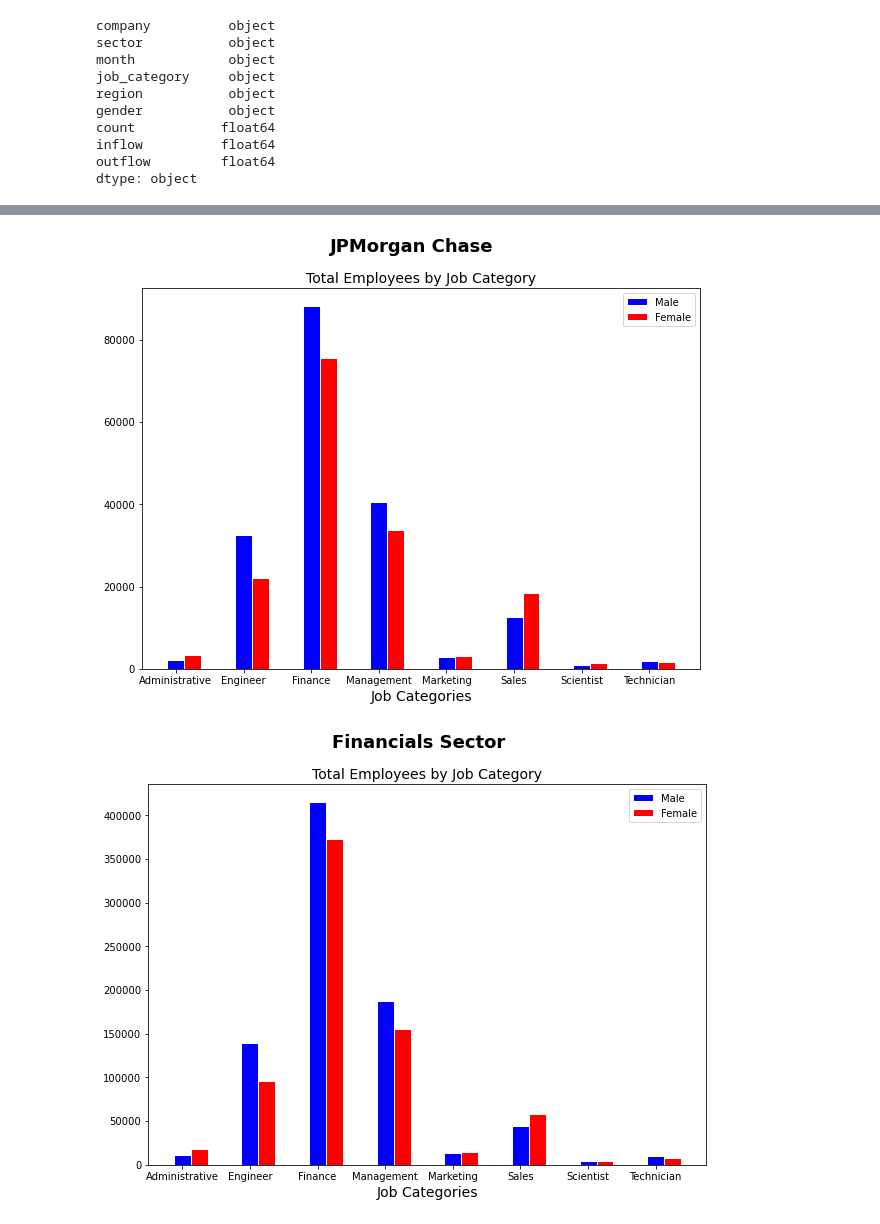
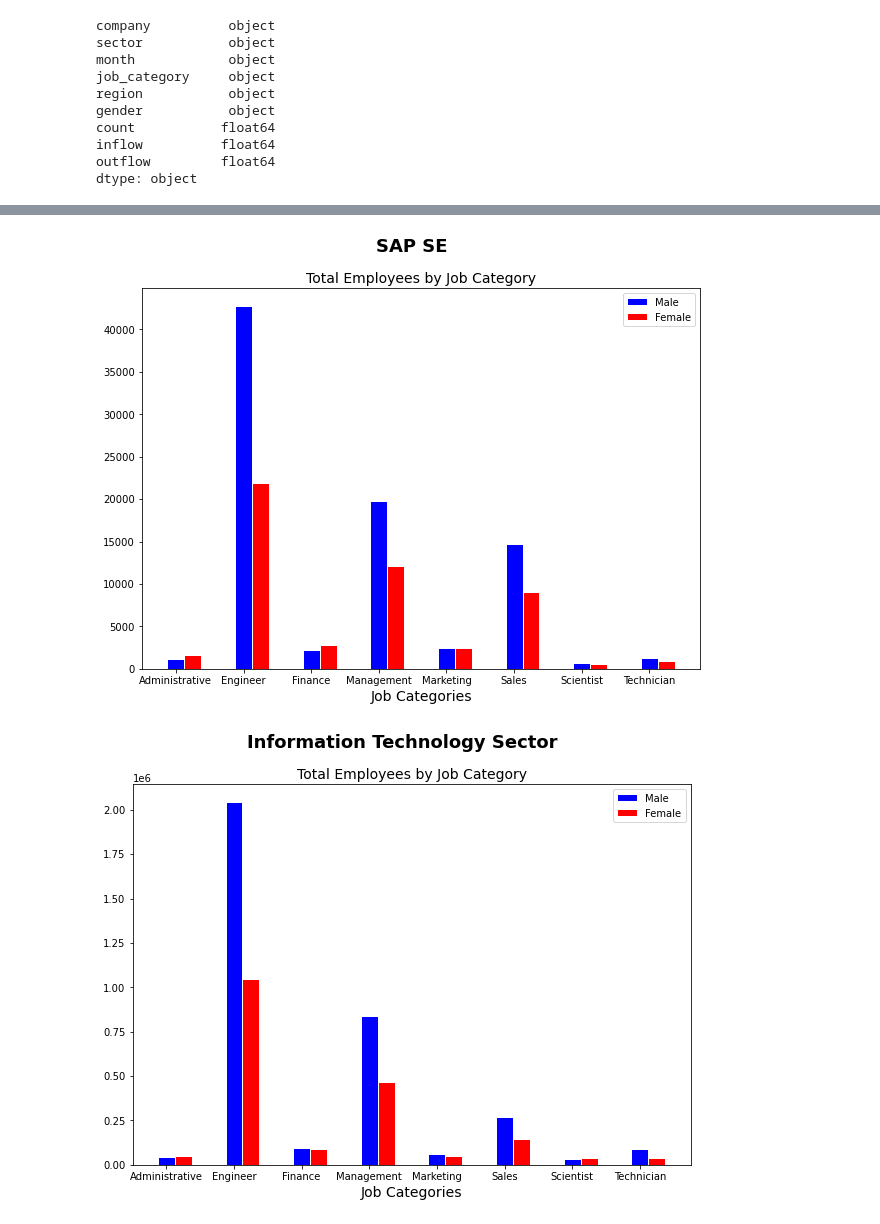
Before and after one commit to Garima2505/Data-Bookcamp-Project, a Jupyter notebook: Daniel Abboudi-Midterm Project.ipynb, the cells around one changed output, grey strips where cells are left out. Drawn from its saved outputs; the diff is of its cells as text; code cells hidden in the pictures.

```diff
--- a/Daniel Abboudi-Midterm Project.ipynb
+++ b/Daniel Abboudi-Midterm Project.ipynb
@@ -58,4 +58,10 @@ count           float64
 inflow          float64
 outflow         float64
 dtype: object
+# %%
+# Define Company
+company = 'SAP SE'
+
+# Define Sector
+sector = 'Information Technology'
 # %%
@@ -115,6 +121,6 @@ female
 # %%
-# Pull Financials Sector data and Remove JPM from this data to compare rest of sector to JPM
-fin_sector = df.loc[(df['sector']=='Financials') & (df['company']!='JPMorgan Chase') & (df['month']==df['month'].max()),:]
-fin_sector
+# Pull Sector data and Remove company from this data to compare rest of sector to company
+sector_df = df.loc[(df['sector']==sector) & (df['company']!=company) & (df['month']==df['month'].max()),:]
+sector_df
 # %% [output]
 |  | company | sector | month | job_category | region | gender | count | inflow | outflow |
@@ -133,11 +139,11 @@ fin_sector
 # %%
-fin = fin_sector.groupby(['job_category','gender']).agg({'count':'sum'})
-fin = fin.reset_index()
+sector_df2 = sector_df.groupby(['job_category','gender']).agg({'count':'sum'})
+sector_df2 = sector_df2.reset_index()
 
 # Split the data into two groups by gender
-male_fin = fin.loc[jpm2['gender']=='male',:].set_index('job_category')
-female_fin = fin.loc[jpm2['gender']=='female',:].set_index('job_category')
-female_fin
+male_sector = sector_df2.loc[sector_df2['gender']=='male',:].set_index('job_category')
+female_sector = sector_df2.loc[sector_df2['gender']=='female',:].set_index('job_category')
+female_sector
 # %% [output]
 |  | gender | count |
 | job_category |  |  |
@@ -167,42 +173,42 @@ r2 = [x + barWidth for x in r1]
 plt.bar(r1, bars1, color='b', width=barWidth, edgecolor='white', label='Male')
 plt.bar(r2, bars2, color='r', width=barWidth, edgecolor='white', label='Female')
 
-plt.suptitle('JPMorgan Chase',size=18,fontweight='bold')
+plt.suptitle(company,size=18,fontweight='bold')
 plt.title('Total Employees by Job Category',size=14)
 plt.xlabel('Job Categories',size=14)
-plt.xticks([0,1,2,3,4,5,6,7],male.index.str.capitalize(),size=10)
+plt.xticks(male.reset_index().index,male.index.str.capitalize(),size=10)
 
 # Create legend & Show graphic
 plt.legend()
 plt.show()
 # %% [output]
-[figure, old version]
+[figure, new version]
 # %%
 fig,ax = plt.subplots(nrows=1,ncols=1,sharex=True,figsize=(10,7))
 
 # set width of bars
 barWidth = 0.25
 
 # set heights of bars
-bars1 = male_fin['count']
-bars2 = female_fin['count']
+bars1 = male_sector['count']
+bars2 = female_sector['count']
 
 # Set position of bar on X axis
 r1 = np.arange(len(bars1))
 r2 = [x + barWidth for x in r1]
 
 # Make the plot
 plt.bar(r1, bars1, color='b', width=barWidth, edgecolor='white', label='Male')
 plt.bar(r2, bars2, color='r', width=barWidth, edgecolor='white', label='Female')
 
-plt.suptitle('Financials Sector',size=18,fontweight='bold')
+plt.suptitle((sector+' Sector'),size=18,fontweight='bold')
 plt.title('Total Employees by Job Category',size=14)
 plt.xlabel('Job Categories',size=14)
-plt.xticks([0,1,2,3,4,5,6,7],male.index.str.capitalize(),size=10)
+plt.xticks(male_sector.reset_index().index,male_sector.index.str.capitalize(),size=10)
 
 # Create legend & Show graphic
 plt.legend()
 plt.show()
 # %% [output]
-[figure, old version]
+[figure, new version]
 # %%
```
Also changed, not shown: parts of 19 cells of this notebook.
